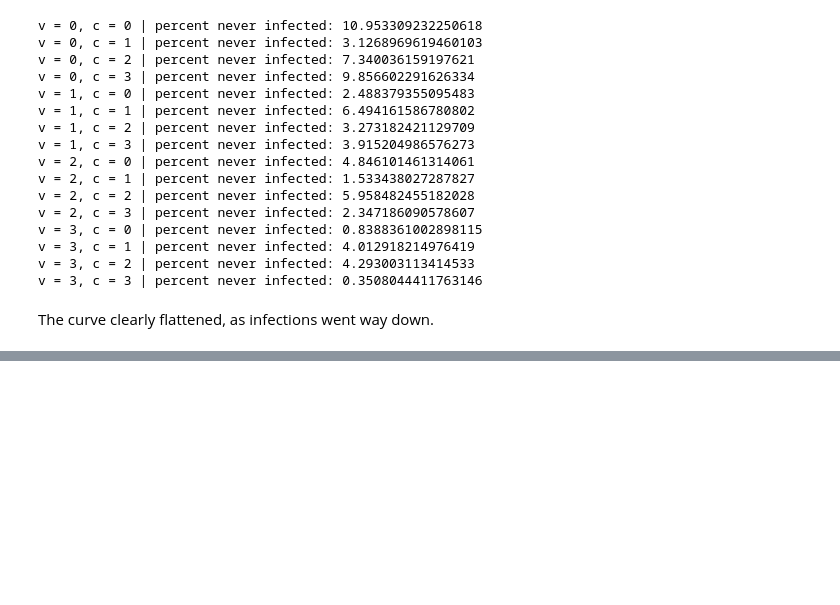
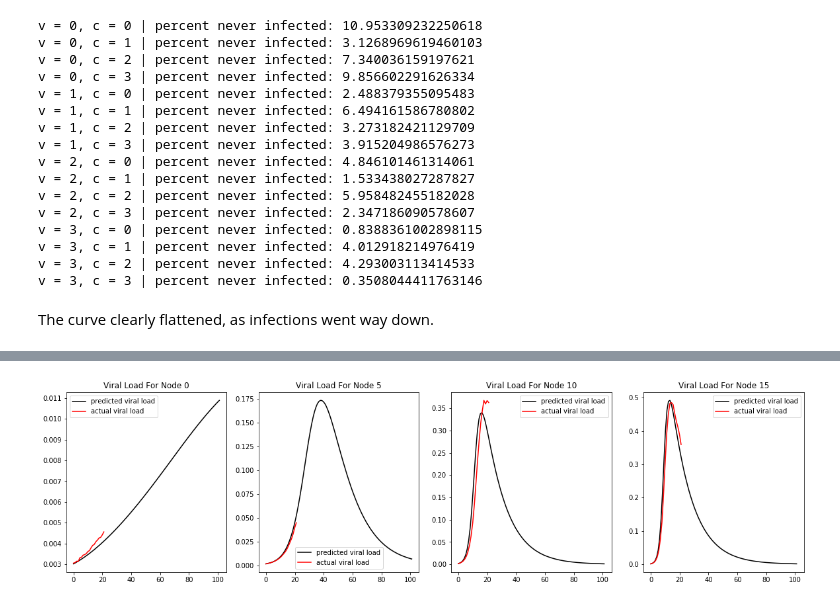
Before and after one commit to ssheridanucsb/CovidWastewater, a Jupyter notebook: Project Part One.ipynb, the cells around one changed output, grey strips where cells are left out. Drawn from its saved outputs; the diff is of its cells as text; code cells hidden in the pictures; blank space fills up the shorter version.

```diff
--- a/Project Part One.ipynb
+++ b/Project Part One.ipynb
@@ -171,0 +298,12 @@ The curve clearly flattened, as infections went way down.
+# %%
+fig, ax = plt.subplots(1, 4, figsize = (20, 5))
+actual = L_test/N
+for idx, v in enumerate(viral_loads):
+    t = np.linspace(0,101, 100)
+    t1 = np.linspace(0,21, 20)
+    ax[idx].plot(t, v, color = "black", label = "predicted viral load")
+    ax[idx].plot(t1, actual[idx*5], color = "red", label = "actual viral load")
+    ax[idx].legend()
+    ax[idx].set_title(f"Viral Load For Node {idx * 5}")
+# %% [output]
+[figure, added]
```
Also changed, not shown: parts of 20 cells of this notebook.
